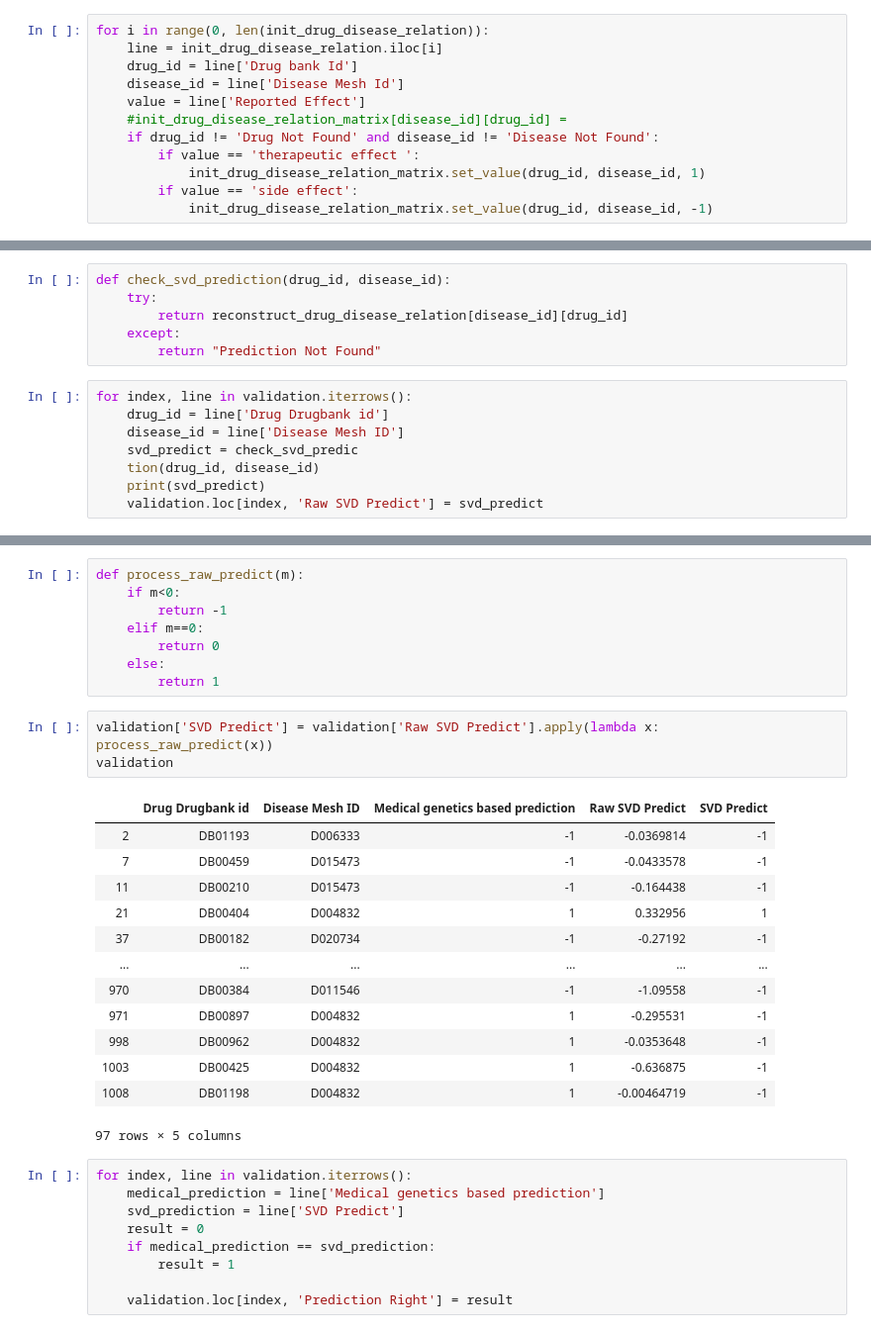
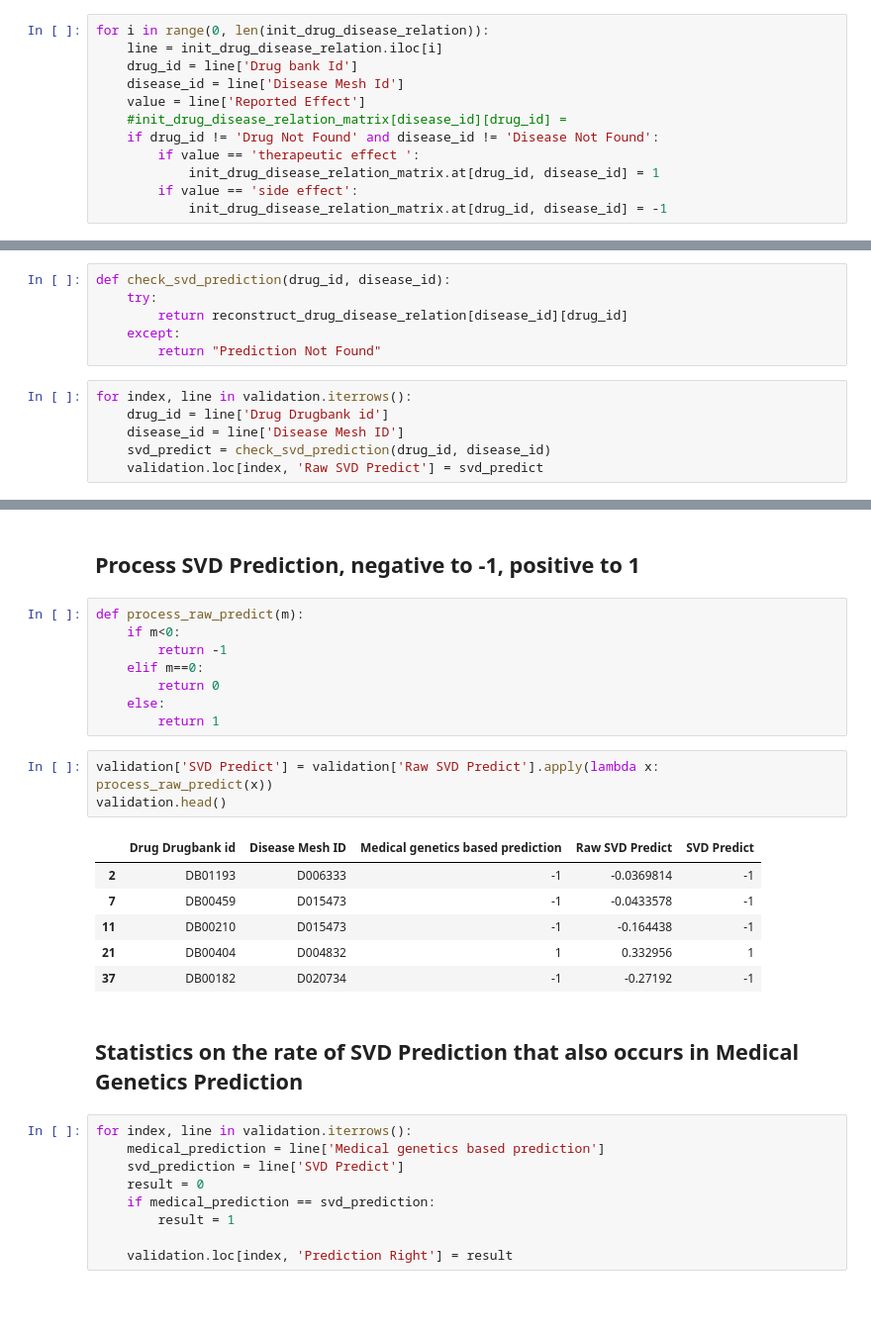
Before and after one commit to easternRainy/Drug-Minging-SVD, a Jupyter notebook: DrugMiningSVD.ipynb, the cells around one changed output, grey strips where cells are left out. Shown at 99% size. Cells and saved outputs as stored; diff of their text form; blank space fills up the shorter version.

```diff
--- a/DrugMiningSVD.ipynb
+++ b/DrugMiningSVD.ipynb
@@ -106,8 +86,8 @@ for i in range(0, len(init_drug_disease_relation)):
     #init_drug_disease_relation_matrix[disease_id][drug_id] =
     if drug_id != 'Drug Not Found' and disease_id != 'Disease Not Found':
         if value == 'therapeutic effect	':
-            init_drug_disease_relation_matrix.set_value(drug_id, disease_id, 1)
+            init_drug_disease_relation_matrix.at[drug_id, disease_id] = 1
         if value == 'side effect':
-            init_drug_disease_relation_matrix.set_value(drug_id, disease_id, -1)
+            init_drug_disease_relation_matrix.at[drug_id, disease_id] = -1
 # %%
 init_drug_disease_relation_matrix = init_drug_disease_relation_matrix.fillna(0)
@@ -194,7 +160,5 @@ def check_svd_prediction(drug_id, disease_id):
 for index, line in validation.iterrows():
     drug_id = line['Drug Drugbank id']
     disease_id = line['Disease Mesh ID']
-    svd_predict = check_svd_predic
-    tion(drug_id, disease_id)
-    print(svd_predict)
+    svd_predict = check_svd_prediction(drug_id, disease_id)
     validation.loc[index, 'Raw SVD Predict'] = svd_predict
@@ -236,3 +175,5 @@ validation
+# %% [markdown]
+## Process SVD Prediction, negative to -1, positive to 1
 # %%
 def process_raw_predict(m):
     if m<0:
@@ -243,21 +184,16 @@ def process_raw_predict(m):
         return 1
 # %%
 validation['SVD Predict'] = validation['Raw SVD Predict'].apply(lambda x: process_raw_predict(x))
-validation
+validation.head()
 # %% [output]
 |  | Drug Drugbank id | Disease Mesh ID | Medical genetics based prediction | Raw SVD Predict | SVD Predict |
 | 2 | DB01193 | D006333 | -1 | -0.0369814 | -1 |
 | 7 | DB00459 | D015473 | -1 | -0.0433578 | -1 |
 | 11 | DB00210 | D015473 | -1 | -0.164438 | -1 |
 | 21 | DB00404 | D004832 | 1 | 0.332956 | 1 |
 | 37 | DB00182 | D020734 | -1 | -0.27192 | -1 |
-| ... | ... | ... | ... | ... | ... |
-| 970 | DB00384 | D011546 | -1 | -1.09558 | -1 |
-| 971 | DB00897 | D004832 | 1 | -0.295531 | -1 |
-| 998 | DB00962 | D004832 | 1 | -0.0353648 | -1 |
-| 1003 | DB00425 | D004832 | 1 | -0.636875 | -1 |
-| 1008 | DB01198 | D004832 | 1 | -0.00464719 | -1 |
-97 rows × 5 columns
+# %% [markdown]
+## Statistics on the rate of SVD Prediction that also occurs in Medical Genetics Prediction
 # %%
 for index, line in validation.iterrows():
     medical_prediction = line['Medical genetics based prediction']
```
Also changed, not shown: parts of 31 cells of this notebook.
